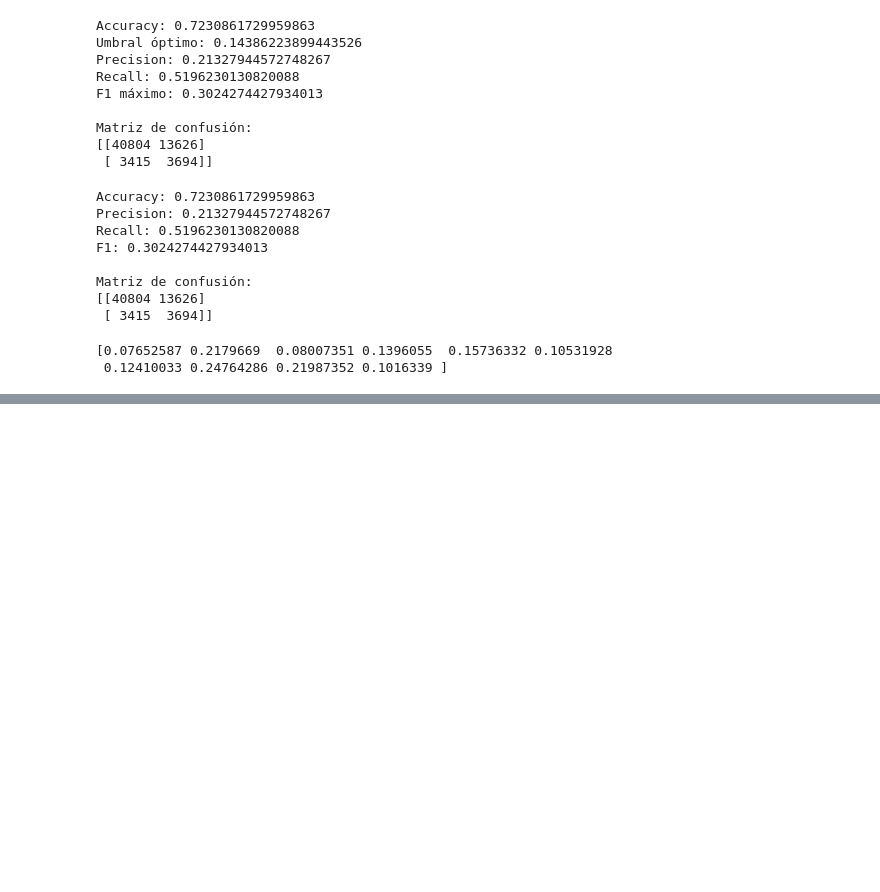
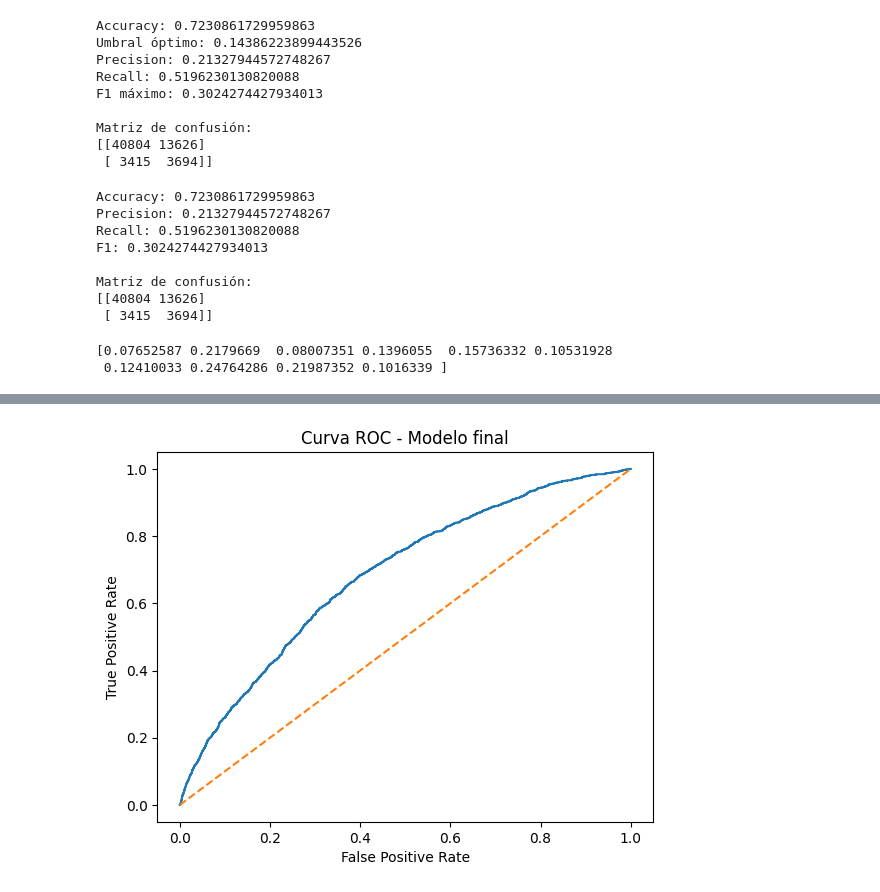
Before and after one commit to NaiaArroyo/RETO-5-NARANJA, a Jupyter notebook: regresion_logistica.ipynb, the cells around one changed output, grey strips where cells are left out. Drawn from its saved outputs; the diff is of its cells as text; code cells hidden in the pictures; blank space fills up the shorter version.

```diff
--- a/regresion_logistica.ipynb
+++ b/regresion_logistica.ipynb
@@ -852,0 +899,16 @@ print(prob_impago_test[:10])
+# %%
+fpr_final, tpr_final, _ = roc_curve(
+    y_test,
+    prob_impago_test
+)
+
+plt.plot(fpr_final, tpr_final)
+plt.plot([0, 1], [0, 1], linestyle="--")
+
+plt.xlabel("False Positive Rate")
+plt.ylabel("True Positive Rate")
+plt.title("Curva ROC - Modelo final")
+
+plt.show()
+# %% [output]
+[figure, added]
```
Also changed, not shown: parts of 3 cells of this notebook.
